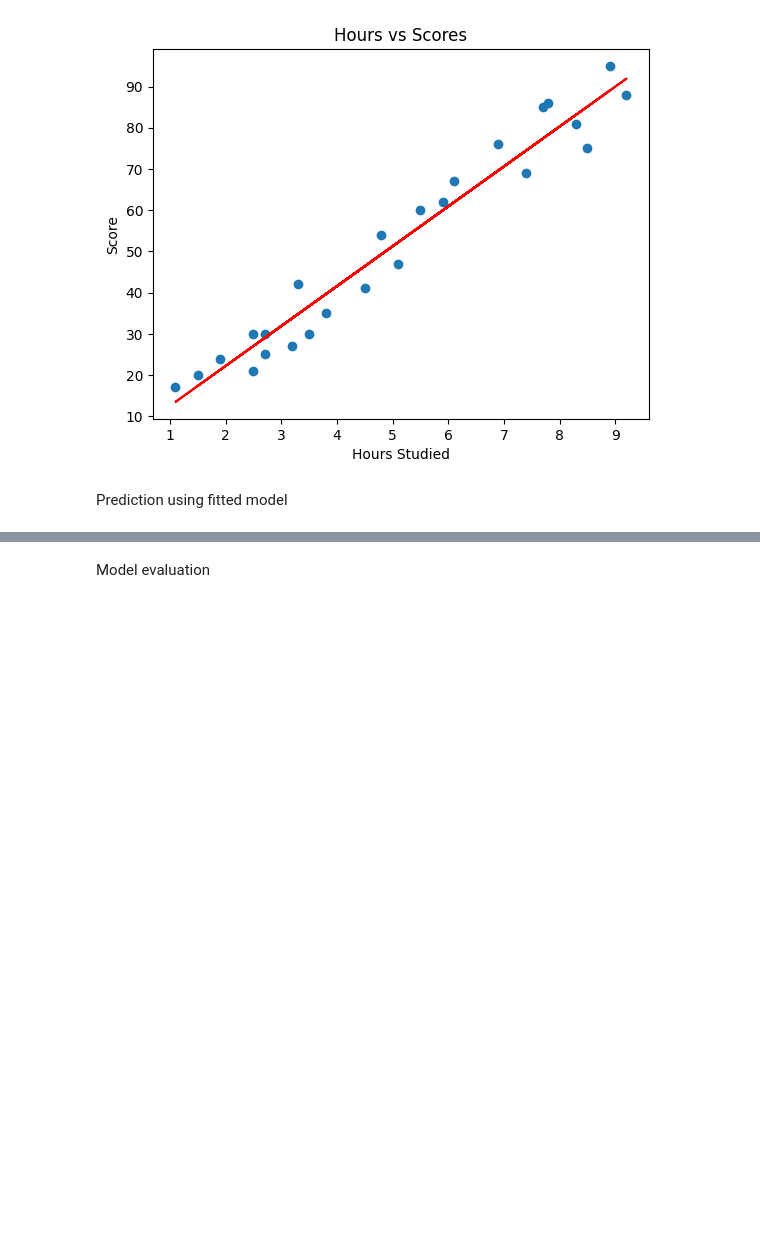
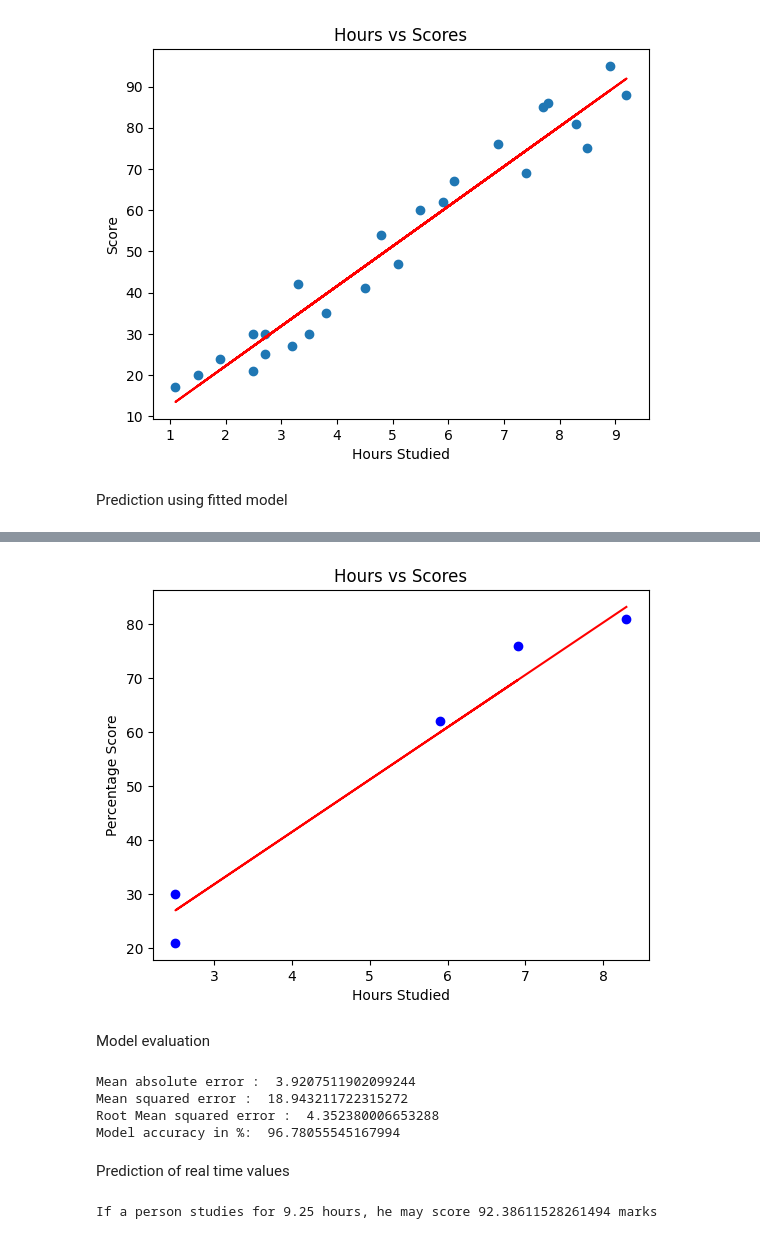
Before and after one commit to diyapratheep/study-hours-prediction, a Jupyter notebook: model.ipynb, the cells around one changed output, grey strips where cells are left out. Cells and saved outputs as stored; diff of their text form; code cells hidden in the pictures; blank space fills up the shorter version.

Commit message:
updated notebook
model training, testing and prediction completed

```diff
--- a/model.ipynb
+++ b/model.ipynb
@@ -131,0 +144,8 @@ Prediction using fitted model
+# %%
+y_pred = model.predict(X_test)
+prediction = pd.DataFrame({
+    'Hours': X_test.values.flatten(),
+    'Predicted Marks': y_pred.flatten()
+})
+
+print(prediction)
@@ -132,2 +169,32 @@ Prediction using fitted model
+# %%
+plt.scatter(x=X_test,y=y_test,color ='blue')
+plt.plot(X_test,y_pred,color ='red')
+plt.title('Hours vs Scores')
+plt.xlabel('Hours Studied')
+plt.ylabel('Percentage Score')
+plt.show()
+# %% [output]
+[figure, added]
 # %% [markdown]
 Model evaluation
+# %%
+print("Mean absolute error : ", metrics.mean_absolute_error(y_test,y_pred))
+print("Mean squared error : ", metrics.mean_squared_error(y_test,y_pred))
+print("Root Mean squared error : ", np.sqrt(metrics.mean_squared_error(y_test,y_pred)))
+print("Model accuracy in %: ", (r2_score(y_test,y_pred)*100))
+# %% [output]
+Mean absolute error :  3.9207511902099244
+Mean squared error :  18.943211722315272
+Root Mean squared error :  4.352380006653288
+Model accuracy in %:  96.78055545167994
+# %% [markdown]
+Prediction of real time values
+# %%
+hours = 9.25
+pred = model.predict([[hours]])
+print("If a person studies for {} hours, he may score {} marks ".format(hours,pred[0][0]))
+
+import warnings
+warnings.filterwarnings('ignore')
+# %% [output]
+If a person studies for 9.25 hours, he may score 92.38611528261494 marks
```
Also changed, not shown: parts of 4 cells of this notebook.
